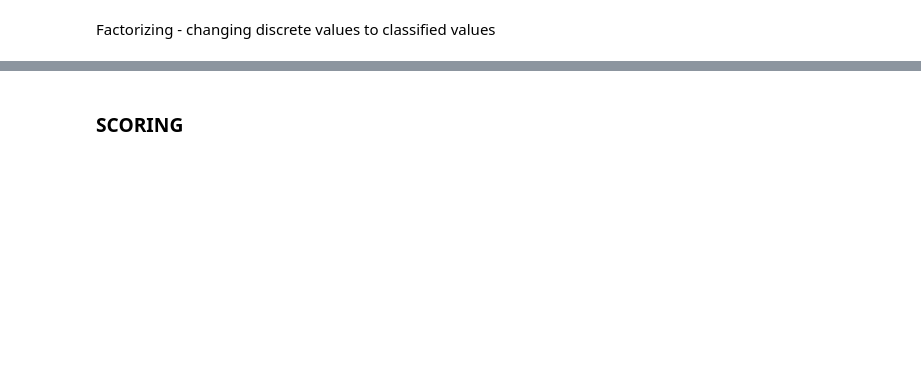
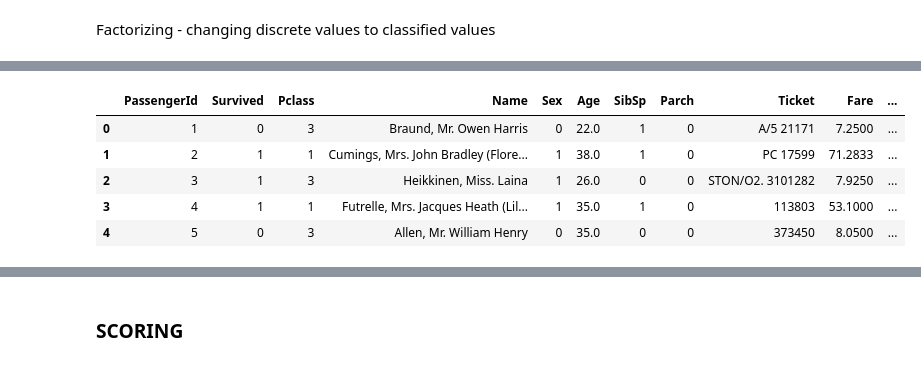
Before and after one commit to LuanKrzyzaniak/machine-learning-study, a Jupyter notebook: code/titanic/titanic.ipynb, the cells around one changed output, grey strips where cells are left out. Drawn from its saved outputs; the diff is of its cells as text; code cells hidden in the pictures; blank space fills up the shorter version.

```diff
--- a/code/titanic/titanic.ipynb
+++ b/code/titanic/titanic.ipynb
@@ -148,0 +117,33 @@ trainDF.head()
+# %%
+import re
+deck = {"A": 1, "B": 2, "C": 3, "D": 4, "E": 5, "F": 6, "G": 7, "U": 8}
+
+for dataset in data:
+    dataset['Cabin'] = dataset['Cabin'].fillna("U0")
+    dataset['Deck'] = dataset['Cabin'].map(lambda x: re.compile("([a-zA-Z]+)").search(x).group())
+    dataset['Deck'] = dataset['Deck'].map(deck)
+    dataset['Deck'] = dataset['Deck'].fillna(0)
+    dataset['Deck'] = dataset['Deck'].astype(int)
+
+# for dataset in data:
+#     dataset.loc[ dataset['Fare'] <= 7.91, 'Fare'] = 0
+#     dataset.loc[(dataset['Fare'] > 7.91) & (dataset['Fare'] <= 14.454), 'Fare'] = 1
+#     dataset.loc[(dataset['Fare'] > 14.454) & (dataset['Fare'] <= 31), 'Fare']   = 2
+#     dataset.loc[(dataset['Fare'] > 31) & (dataset['Fare'] <= 99), 'Fare']   = 3
+#     dataset.loc[(dataset['Fare'] > 99) & (dataset['Fare'] <= 250), 'Fare']   = 4
+#     dataset.loc[ dataset['Fare'] > 250, 'Fare'] = 5
+
+# for dataset in data:
+#     dataset['Fare_Per_Person'] = dataset['Fare']/(dataset['Family']+1)
+#     mean = dataset['Fare_Per_Person'].mean()
+#     dataset['Fare_Per_Person'] = dataset['Fare_Per_Person'].fillna(mean)
+
+
+trainDF.head()
+# %% [output]
+|  | PassengerId | Survived | Pclass | Name | Sex | Age | SibSp | Parch | Ticket | Fare | ... |
+| 0 | 1 | 0 | 3 | Braund, Mr. Owen Harris | 0 | 22.0 | 1 | 0 | A/5 21171 | 7.2500 | ... |
+| 1 | 2 | 1 | 1 | Cumings, Mrs. John Bradley (Flore... | 1 | 38.0 | 1 | 0 | PC 17599 | 71.2833 | ... |
+| 2 | 3 | 1 | 3 | Heikkinen, Miss. Laina | 1 | 26.0 | 0 | 0 | STON/O2. 3101282 | 7.9250 | ... |
+| 3 | 4 | 1 | 1 | Futrelle, Mrs. Jacques Heath (Lil... | 1 | 35.0 | 1 | 0 | 113803 | 53.1000 | ... |
+| 4 | 5 | 0 | 3 | Allen, Mr. William Henry | 0 | 35.0 | 0 | 0 | 373450 | 8.0500 | ... |
```
Also changed, not shown: parts of 10 cells of this notebook, 4 other files.
